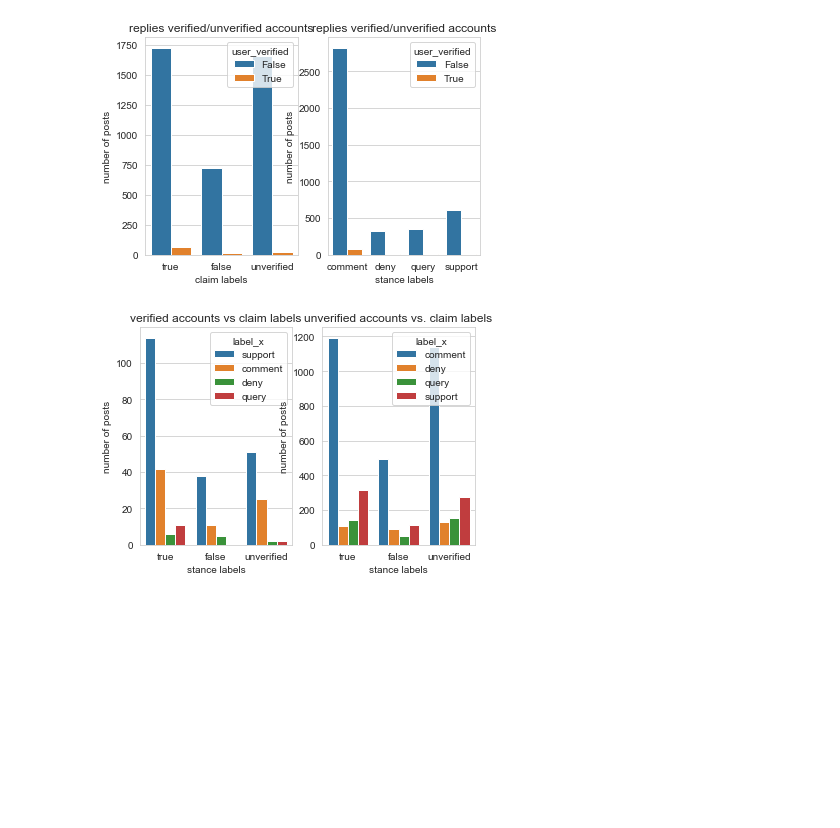
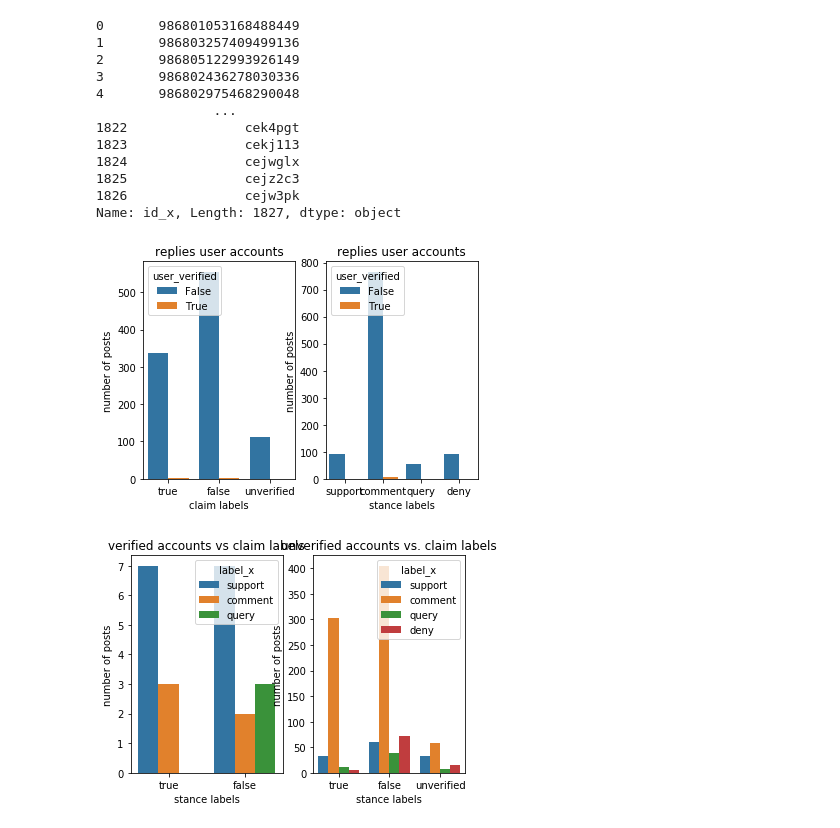
Before and after one commit to isspek/veracity-detection, a Jupyter notebook: src/data_explorer/data_explorer.ipynb, the cells around one changed output. Drawn from its saved outputs; the diff is of its cells as text; code cells hidden in the pictures; blank space fills up the shorter version.

```diff
--- a/src/data_explorer/data_explorer.ipynb
+++ b/src/data_explorer/data_explorer.ipynb
@@ -5,18 +5,22 @@ os.getcwd()
 import sys
 sys.path.append('../../')
 
+import pandas as pd
+
 
 from RumourEval2019Models.RumourDataset import RumourDataset
 from RumourEval2019Models.CLEARumor.src.dataset import get_conversations_from_archive
 import RumourEval2019Models.utils as utils
 
-# # comment out if there is no such data frames in folder
+# comment out if there is no such data frames in folder
 # conversation =  get_conversations_from_archive()
 # rumour_dataset = RumourDataset(conversation)
-# sdqc_train = utils.from_sdqc_to_df(rumour_dataset.sdqc_dataset.train,'sdqc_train')
-# verif_train = utils.from_verif_to_df(rumour_dataset.verif_dataset.train,'verif_train')
+# sdqc_train = utils.from_sdqc_to_df(rumour_dataset.sdqc_dataset.test,'sdqc_test')
+# verif_train = utils.from_verif_to_df(rumour_dataset.verif_dataset.test,'verif_test')
 
-sdqc_train = utils.get_dfs_from_archive('sdqc_train')
-verif_train = utils.get_dfs_from_archive('verif_train')
-merged_train = utils.merge_sdqc_veracity(sdqc_train, verif_train)
-data =merged_train.drop(['conversation.source', 'conversation.replies', 'conversation','text'], axis=1)
+# sdqc_train = utils.get_dfs_from_archive('sdqc_test')
+# verif_train = utils.get_dfs_from_archive('verif_test')
+
+# merged_train = utils.merge_sdqc_veracity(sdqc_train, verif_train)
+# data =merged_train.drop(['conversation.source', 'conversation.replies', 'conversation','text'], axis=1)
+data = utils.get_dfs_from_archive('branch_lstm')
@@ -65,20 +70,34 @@ fig.show()
 # %%
 from sklearn import preprocessing
 import seaborn as sns
 import matplotlib.pyplot as plt
 # verified/unverified source accounts
 fig, ax =plt.subplots(1,2)
+print(data.id_x)
+data['id_x'] = data.id_x.apply(str)
 replies = data[(data['source_id'] != data['id_x'])]
 sns.countplot(data=replies,x='label_y',hue='user_verified',ax=ax[0])
-ax[0].set(xlabel='claim labels', ylabel='number of posts', title='replies verified/unverified accounts')
+ax[0].set(xlabel='claim labels', ylabel='number of posts', title='replies user accounts')
 
 replies = data[(data['source_id'] != data['id_x'])]
 sns.countplot(data=replies,x='label_x',hue='user_verified',ax =ax[1])
-ax[1].set(xlabel='stance labels', ylabel='number of posts', title='replies verified/unverified accounts')
+ax[1].set(xlabel='stance labels', ylabel='number of posts', title='replies user accounts')
 
 fig.show()
 # %% [output]
+0       986801053168488449
+1       986803257409499136
+2       986805122993926149
+3       986802436278030336
+4       986802975468290048
+               ...
+1822               cek4pgt
+1823               cekj113
+1824               cejwglx
+1825               cejz2c3
+1826               cejw3pk
+Name: id_x, Length: 1827, dtype: object
-[figure, old version]
+[figure, new version]
 # %%
 #number of sdqc based on false claims
 from sklearn import preprocessing
@@ -96,6 +115,6 @@ ax[1].set(xlabel='stance labels', ylabel='number of posts', title='unverified ac
 
 fig.show()
 # %% [output]
-[figure, old version]
+[figure, new version]
 # %%
 #verified accounts who post and support false claims
```
Also changed, not shown: parts of 7 cells of this notebook, 12 other files.
